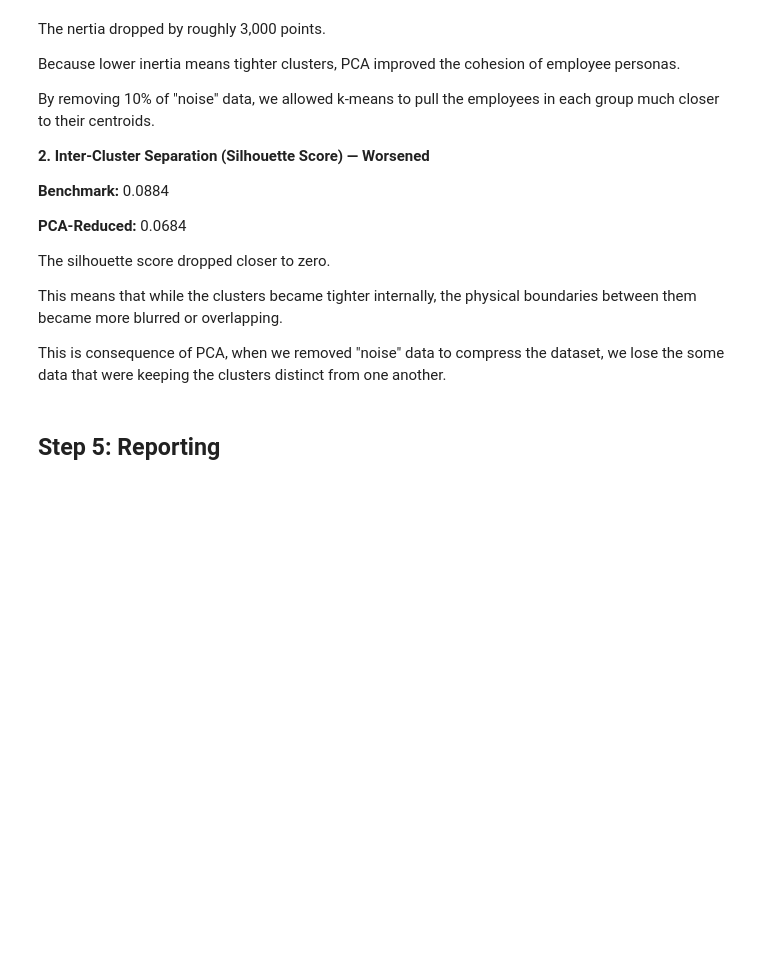
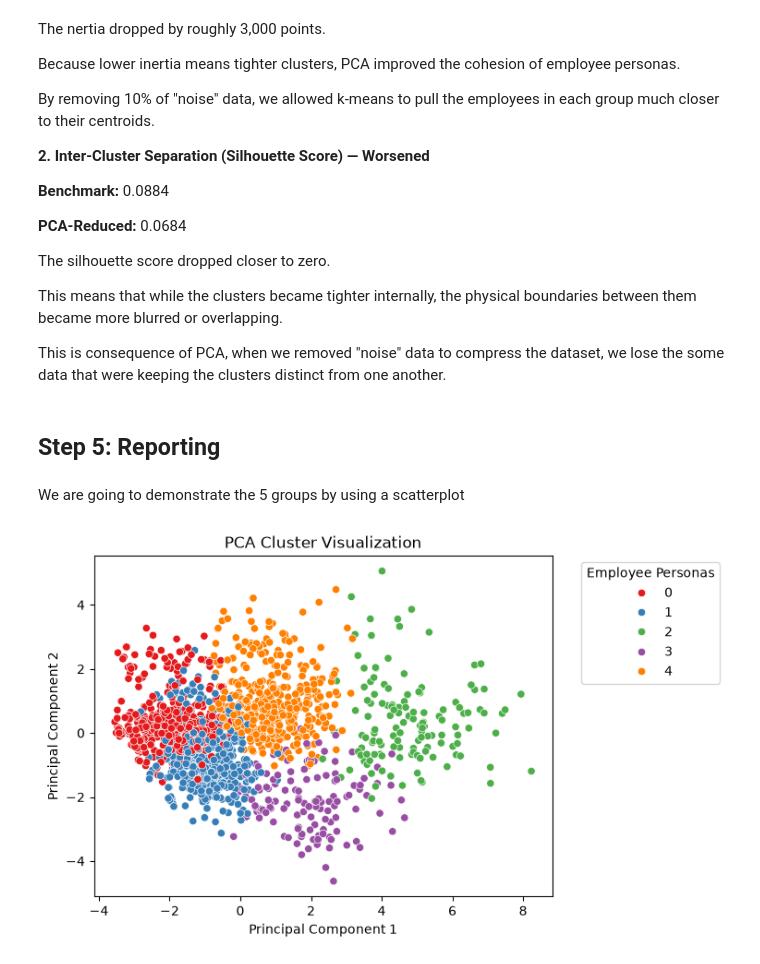
Before and after one commit to quantwothree/employees-attrition-segmentation, a Jupyter notebook: employee-attrition-segmentation.ipynb, the cells around one changed output. Cells and saved outputs as stored; diff of their text form; code cells hidden in the pictures; blank space fills up the shorter version.

```diff
--- a/employee-attrition-segmentation.ipynb
+++ b/employee-attrition-segmentation.ipynb
@@ -337,3 +337,28 @@ This means that while the clusters became tighter internally, the physical bound
 This is consequence of PCA, when we removed "noise" data to compress the dataset, we lose the some data that were keeping the clusters distinct from one another.
 # %% [markdown]
 ## Step 5: Reporting ##
+# %% [markdown]
+We are going to demonstrate the 5 groups by using a scatterplot
+# %%
+plot_data = pd.DataFrame({
+    'PC1': features_pca[:, 0], # grabs the first PCA column
+    'PC2': features_pca[:, 1], # grabs the second PCA column
+    'Cluster': pca_labels
+})
+
+sns.scatterplot(
+    data=plot_data,
+    x='PC1',
+    y='PC2',
+    hue='Cluster',
+    palette='Set1'
+)
+
+plt.title('PCA Cluster Visualization')
+plt.xlabel('Principal Component 1')
+plt.ylabel('Principal Component 2')
+
+plt.legend(title='Employee Personas', bbox_to_anchor=(1.05, 1), loc='upper left')
+plt.show()
+# %% [output]
+[figure, added]
```
Also changed, not shown: parts of 2 cells of this notebook.
